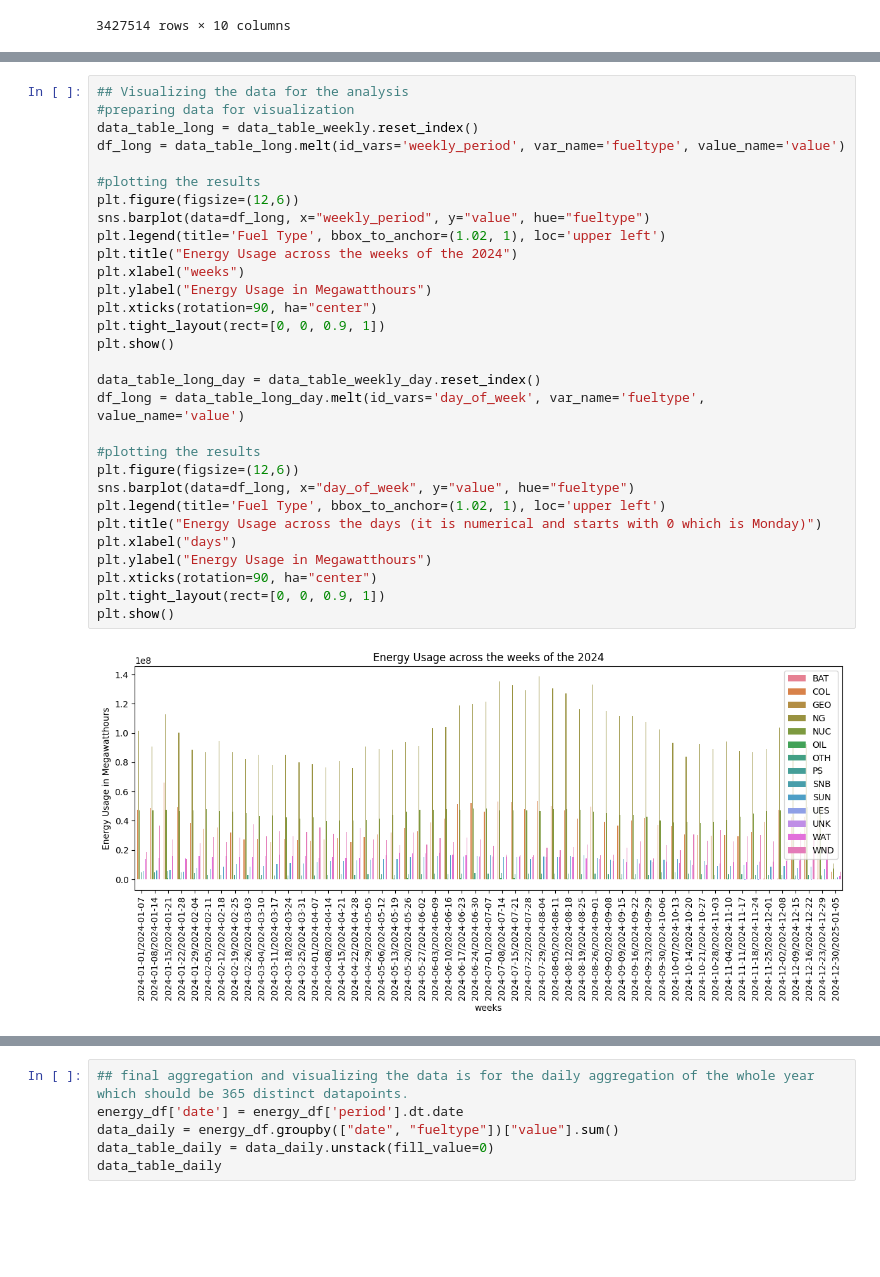
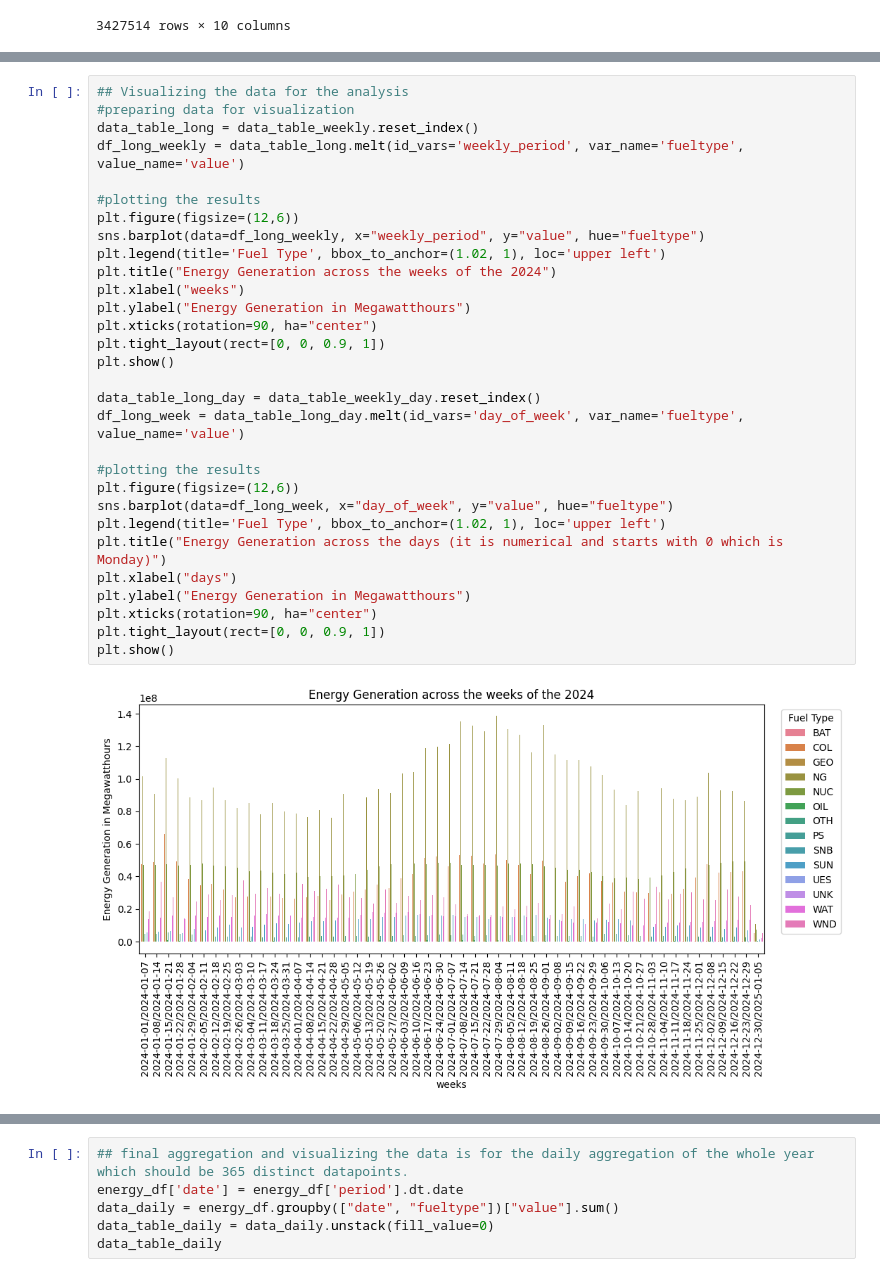
Before and after one commit to Yussufkadir/Energy_Analysis_Project, a Jupyter notebook: test.ipynb, the cells around one changed output, grey strips where cells are left out. Saved outputs shown, nothing was run; the diff lists cells and outputs as text; blank space fills up the shorter version.

```diff
--- a/test.ipynb
+++ b/test.ipynb
@@ -414,32 +594,32 @@ data_table_weekly_day
 # %%
 ## Visualizing the data for the analysis
 #preparing data for visualization
 data_table_long = data_table_weekly.reset_index()
-df_long = data_table_long.melt(id_vars='weekly_period', var_name='fueltype', value_name='value')
+df_long_weekly = data_table_long.melt(id_vars='weekly_period', var_name='fueltype', value_name='value')
 
 #plotting the results
 plt.figure(figsize=(12,6))
-sns.barplot(data=df_long, x="weekly_period", y="value", hue="fueltype")
+sns.barplot(data=df_long_weekly, x="weekly_period", y="value", hue="fueltype")
 plt.legend(title='Fuel Type', bbox_to_anchor=(1.02, 1), loc='upper left')
-plt.title("Energy Usage across the weeks of the 2024")
+plt.title("Energy Generation across the weeks of the 2024")
 plt.xlabel("weeks")
-plt.ylabel("Energy Usage in Megawatthours")
+plt.ylabel("Energy Generation in Megawatthours")
 plt.xticks(rotation=90, ha="center")
 plt.tight_layout(rect=[0, 0, 0.9, 1])
 plt.show()
 
 data_table_long_day = data_table_weekly_day.reset_index()
-df_long = data_table_long_day.melt(id_vars='day_of_week', var_name='fueltype', value_name='value')
+df_long_week = data_table_long_day.melt(id_vars='day_of_week', var_name='fueltype', value_name='value')
 
 #plotting the results
 plt.figure(figsize=(12,6))
-sns.barplot(data=df_long, x="day_of_week", y="value", hue="fueltype")
+sns.barplot(data=df_long_week, x="day_of_week", y="value", hue="fueltype")
 plt.legend(title='Fuel Type', bbox_to_anchor=(1.02, 1), loc='upper left')
-plt.title("Energy Usage across the days (it is numerical and starts with 0 which is Monday)")
+plt.title("Energy Generation across the days (it is numerical and starts with 0 which is Monday)")
 plt.xlabel("days")
-plt.ylabel("Energy Usage in Megawatthours")
+plt.ylabel("Energy Generation in Megawatthours")
 plt.xticks(rotation=90, ha="center")
 plt.tight_layout(rect=[0, 0, 0.9, 1])
 plt.show()
 # %% [output]
-[figure, old version]
+[figure, new version]
```
Also changed, not shown: parts of 28 cells of this notebook, 3 other files.
